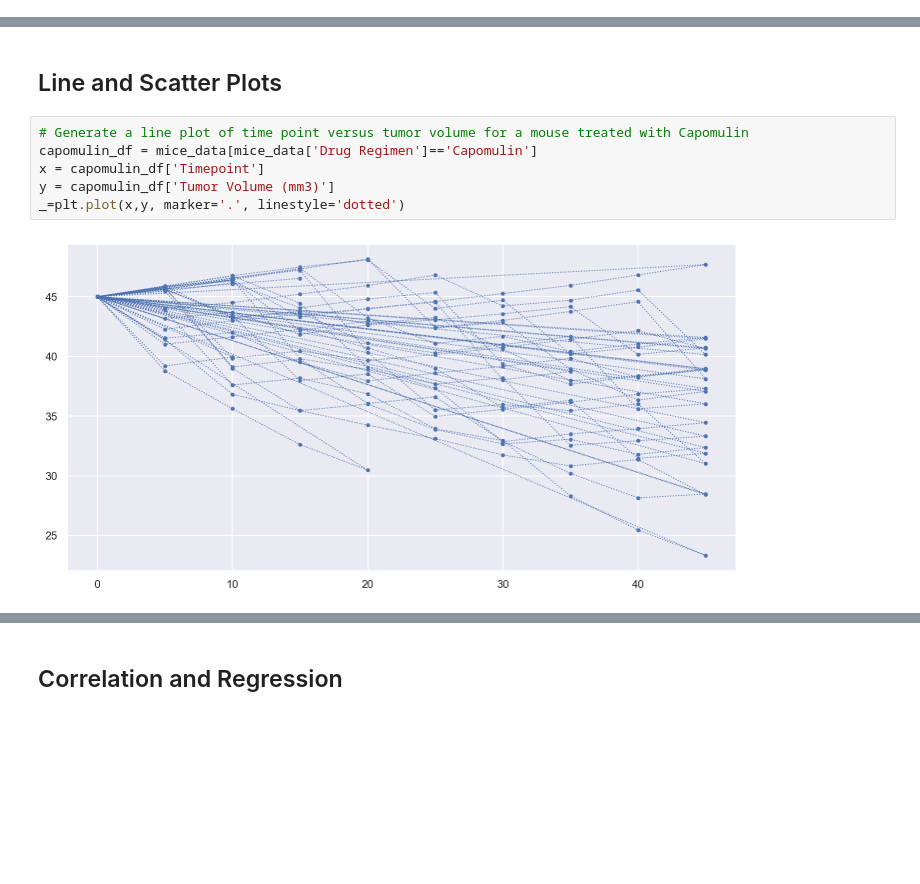
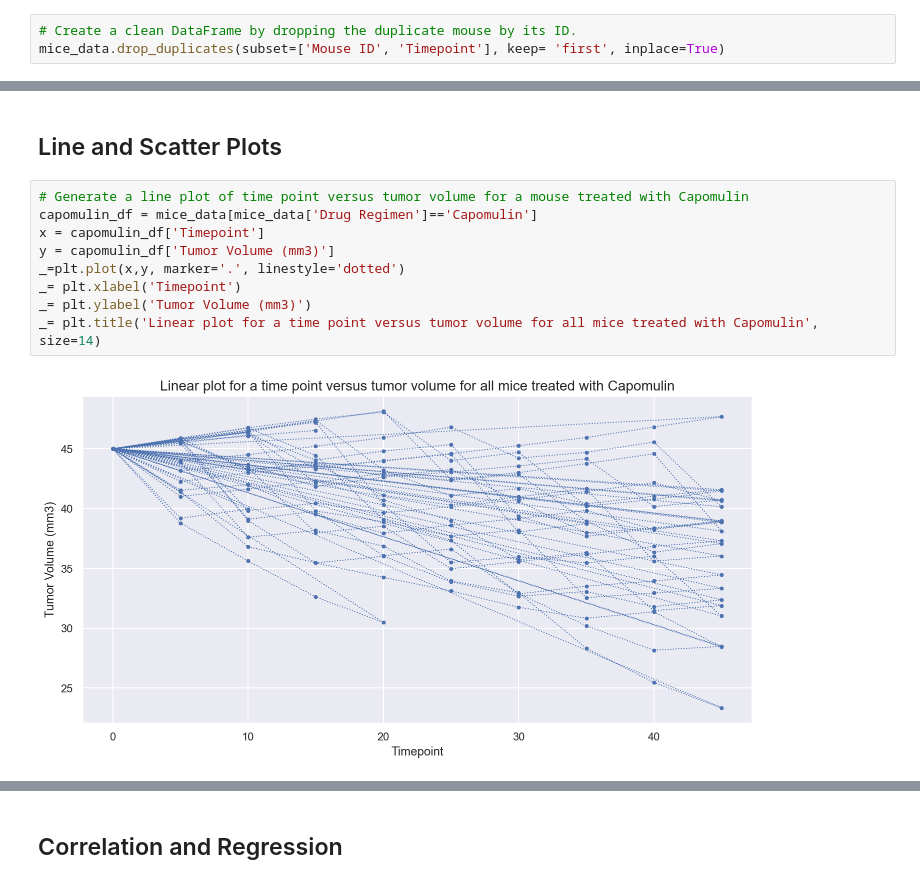
Before and after one commit to OlegRyzhkov2020/matplotlib-challenge, a Jupyter notebook: pymaceuticals_starter.ipynb, the cells around one changed output, grey strips where cells are left out. Drawn from its saved outputs; the diff is of its cells as text; blank space fills up the shorter version.

```diff
--- a/pymaceuticals_starter.ipynb
+++ b/pymaceuticals_starter.ipynb
@@ -74 +86,4 @@ dtype: int64
+# %%
+# Create a clean DataFrame by dropping the duplicate mouse by its ID.
+mice_data.drop_duplicates(subset=['Mouse ID', 'Timepoint'], keep= 'first', inplace=True)
 # %%
@@ -334,8 +302,11 @@ _= plt.title('The final tumor volume of each mouse across four regimens of inter
 # %%
 # Generate a line plot of time point versus tumor volume for a mouse treated with Capomulin
 capomulin_df = mice_data[mice_data['Drug Regimen']=='Capomulin']
 x = capomulin_df['Timepoint']
 y = capomulin_df['Tumor Volume (mm3)']
 _=plt.plot(x,y, marker='.', linestyle='dotted')
+_= plt.xlabel('Timepoint')
+_= plt.ylabel('Tumor Volume (mm3)')
+_= plt.title('Linear plot for a time point versus tumor volume for all mice treated with Capomulin', size=14)
 # %% [output]
-[figure, old version]
+[figure, new version]
```
Also changed, not shown: parts of 27 cells of this notebook, 9 other files.
